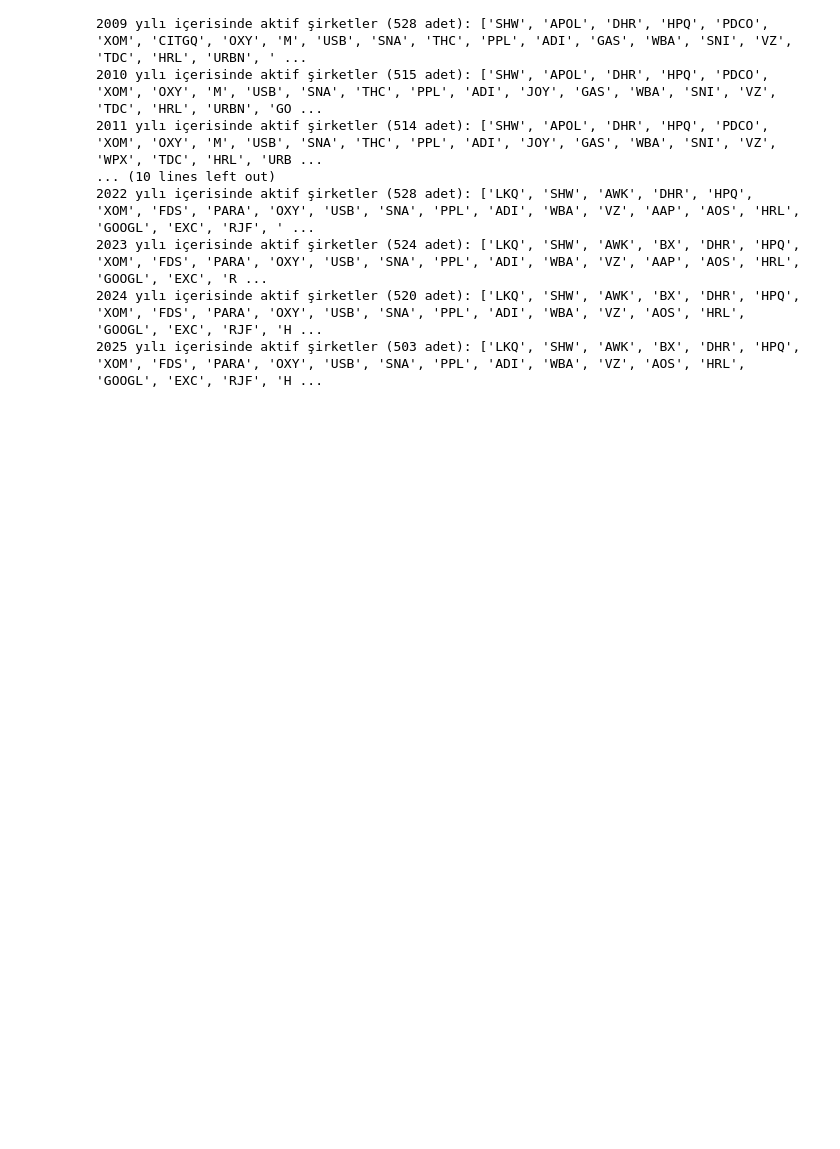
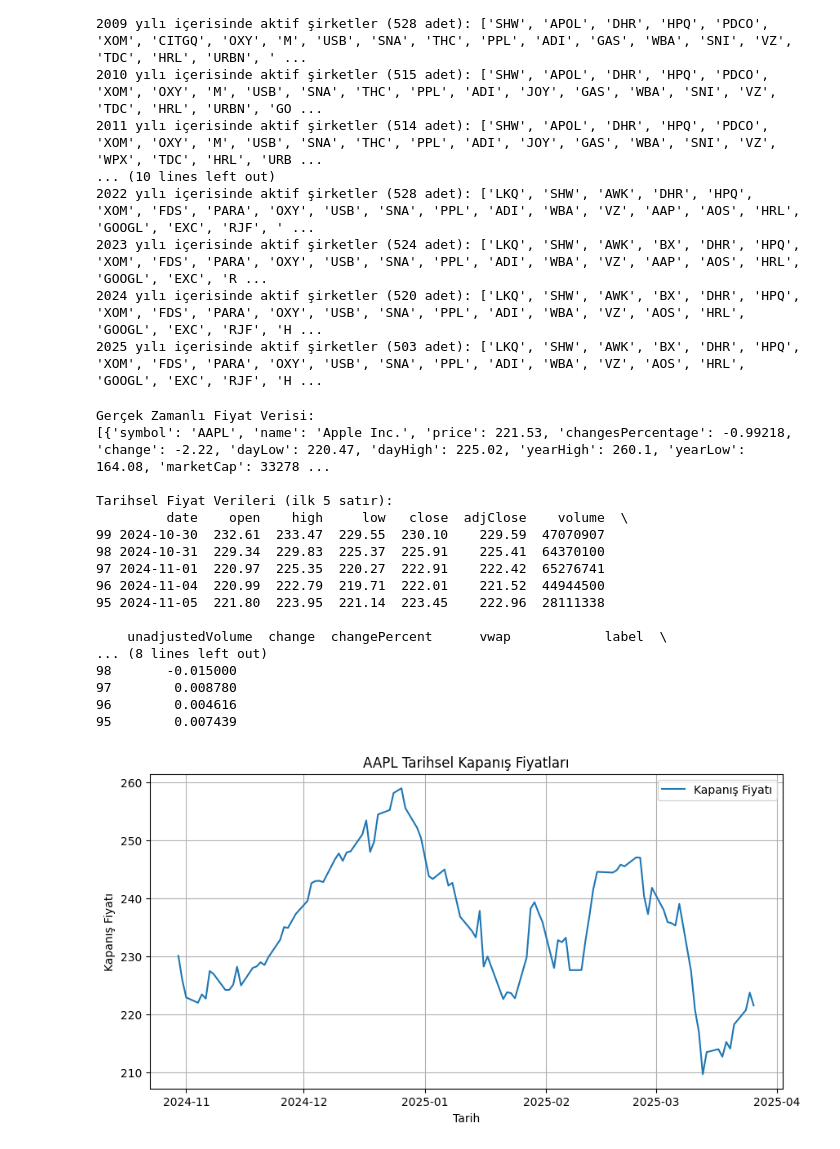
Before and after one commit to oguzoztekin/Algo-Trading-Dataset, a Jupyter notebook: S&P List/20250212_S and P List.ipynb, the cells around one changed output. Saved outputs shown, nothing was run; the diff lists cells and outputs as text; code cells hidden in the pictures; blank space fills up the shorter version.

```diff
--- a/S&P List/20250212_S and P List.ipynb
+++ b/S&P List/20250212_S and P List.ipynb
@@ -348,0 +371,73 @@ for year, tickers in results_year.items():
+# %%
+# Analiz
+import requests
+import pandas as pd
+import matplotlib.pyplot as plt
+
+api_key = "IzYoJXPXvRPjjTuNJzKl69g48zPtWbwP"
+
+def get_quote(ticker):
+    url = f"https://financialmodelingprep.com/api/v3/quote/{ticker}?apikey={api_key}"
+    response = requests.get(url)
+    if response.status_code == 200:
+        data = response.json()
+        return data
+    else:
+        print("Quote verisi çekilirken hata:", response.status_code)
+        return None
+
+def get_historical_prices(ticker, timeseries=100):
+    url = f"https://financialmodelingprep.com/api/v3/historical-price-full/{ticker}?apikey={api_key}&timeseries={timeseries}"
+    response = requests.get(url)
+    if response.status_code == 200:
+        data = response.json()
+        return data
+    else:
+        print("Tarihsel veriler çekilirken hata:", response.status_code)
+        return None
+
+if __name__ == "__main__":
+    ticker = "AAPL"
+    quote = get_quote(ticker)
+    if quote:
+        print("Gerçek Zamanlı Fiyat Verisi:")
+        print(quote)
+
+    historical_data = get_historical_prices(ticker, timeseries=100)
+    if historical_data and "historical" in historical_data:
+        df = pd.DataFrame(historical_data["historical"])
+        df['date'] = pd.to_datetime(df['date'])
+        df.sort_values('date', inplace=True)
+        print("\nTarihsel Fiyat Verileri (ilk 5 satır):")
+        print(df.head())
+
+        # Kapanış fiyatlarını çizdirelim
+        plt.figure(figsize=(10,5))
+        plt.plot(df['date'], df['close'], label='Kapanış Fiyatı')
+        plt.xlabel('Tarih')
+        plt.ylabel('Kapanış Fiyatı')
+        plt.title(f'{ticker} Tarihsel Kapanış Fiyatları')
+        plt.legend()
+        plt.grid(True)
+        plt.show()
+    else:
+        print("Tarihsel veri bulunamadı veya çekilemedi.")
+# %% [output]
+Gerçek Zamanlı Fiyat Verisi:
+[{'symbol': 'AAPL', 'name': 'Apple Inc.', 'price': 221.53, 'changesPercentage': -0.99218, 'change': -2.22, 'dayLow': 220.47, 'dayHigh': 225.02, 'yearHigh': 260.1, 'yearLow': 164.08, 'marketCap': 33278 ...
+
+Tarihsel Fiyat Verileri (ilk 5 satır):
+         date    open    high     low   close  adjClose    volume  \
+99 2024-10-30  232.61  233.47  229.55  230.10    229.59  47070907
+98 2024-10-31  229.34  229.83  225.37  225.91    225.41  64370100
+97 2024-11-01  220.97  225.35  220.27  222.91    222.42  65276741
+96 2024-11-04  220.99  222.79  219.71  222.01    221.52  44944500
+95 2024-11-05  221.80  223.95  221.14  223.45    222.96  28111338
+
+    unadjustedVolume  change  changePercent      vwap            label  \
+... (8 lines left out)
+98       -0.015000
+97        0.008780
+96        0.004616
+95        0.007439
+[figure, added]
```
Also changed, not shown: parts of 7 cells of this notebook.
